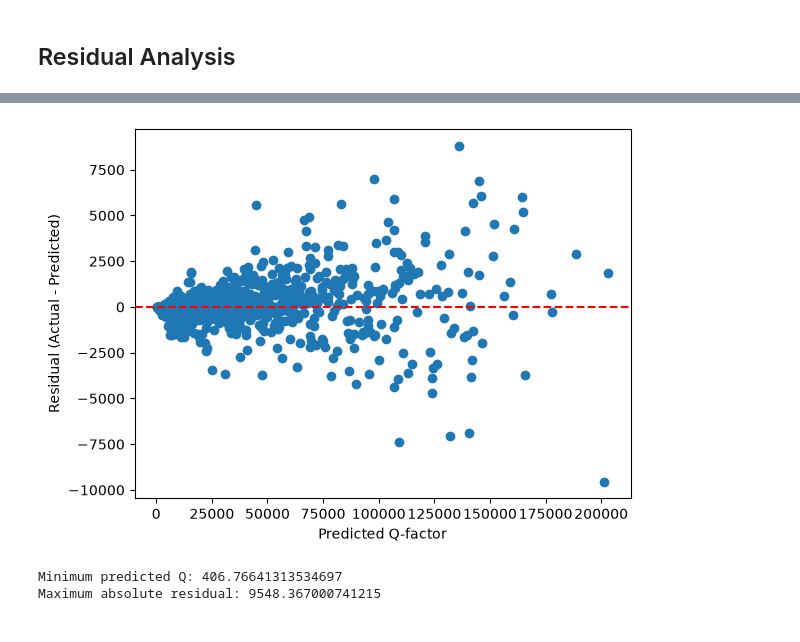
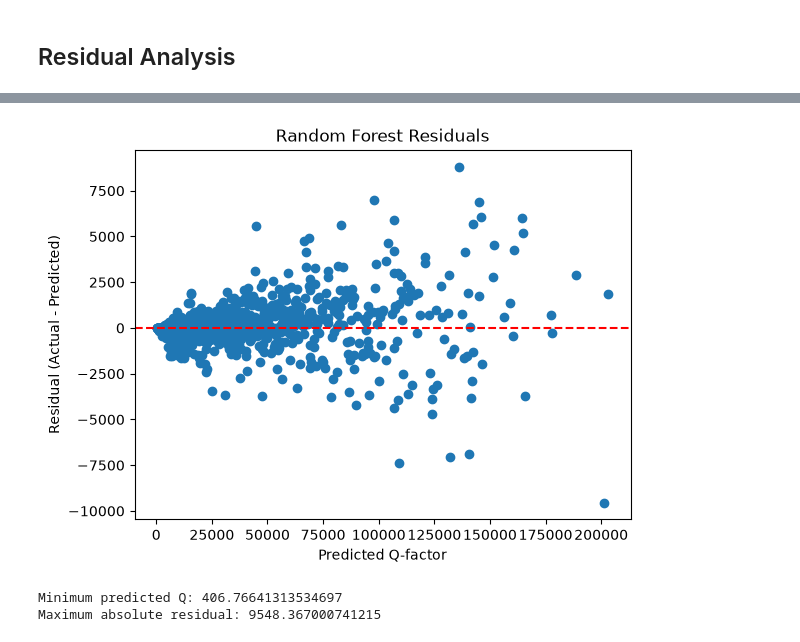
Before and after one commit to Seabass03/microresonator-qfactor-ml, a Jupyter notebook: microresonator_analysis.ipynb, the cells around one changed output, grey strips where cells are left out. Drawn from its saved outputs; the diff is of its cells as text; code cells hidden in the pictures.

```diff
--- a/microresonator_analysis.ipynb
+++ b/microresonator_analysis.ipynb
@@ -150,8 +150,6 @@ Approximately 1.93% of resonators have Q-factors that exceed 150,000
 # %% [markdown]
 Using the resonance wavelength equation we find:
 # %%
-df.columns = df.columns.str.strip()
-
 (df["Q FACTOR"] * df["FWHM [nm]"]).describe()
 # %% [output]
 count    4718.000000
@@ -411,12 +409,13 @@ plt.show()
 # %%
 residuals_rf = y_test - y_pred_rf
 plt.scatter(y_pred_rf, residuals_rf)
+plt.title("Random Forest Residuals")
 plt.axhline(y=0, color="red", linestyle="--")
 plt.xlabel("Predicted Q-factor")
 plt.ylabel("Residual (Actual - Predicted)")
 plt.show()
 # %% [output]
-[figure, old version]
+[figure, new version]
 # %%
 print("Minimum predicted Q:", y_pred_rf.min())
 print("Maximum absolute residual:", np.abs(residuals_rf).max())
```
Also changed, not shown: parts of 6 cells of this notebook.
